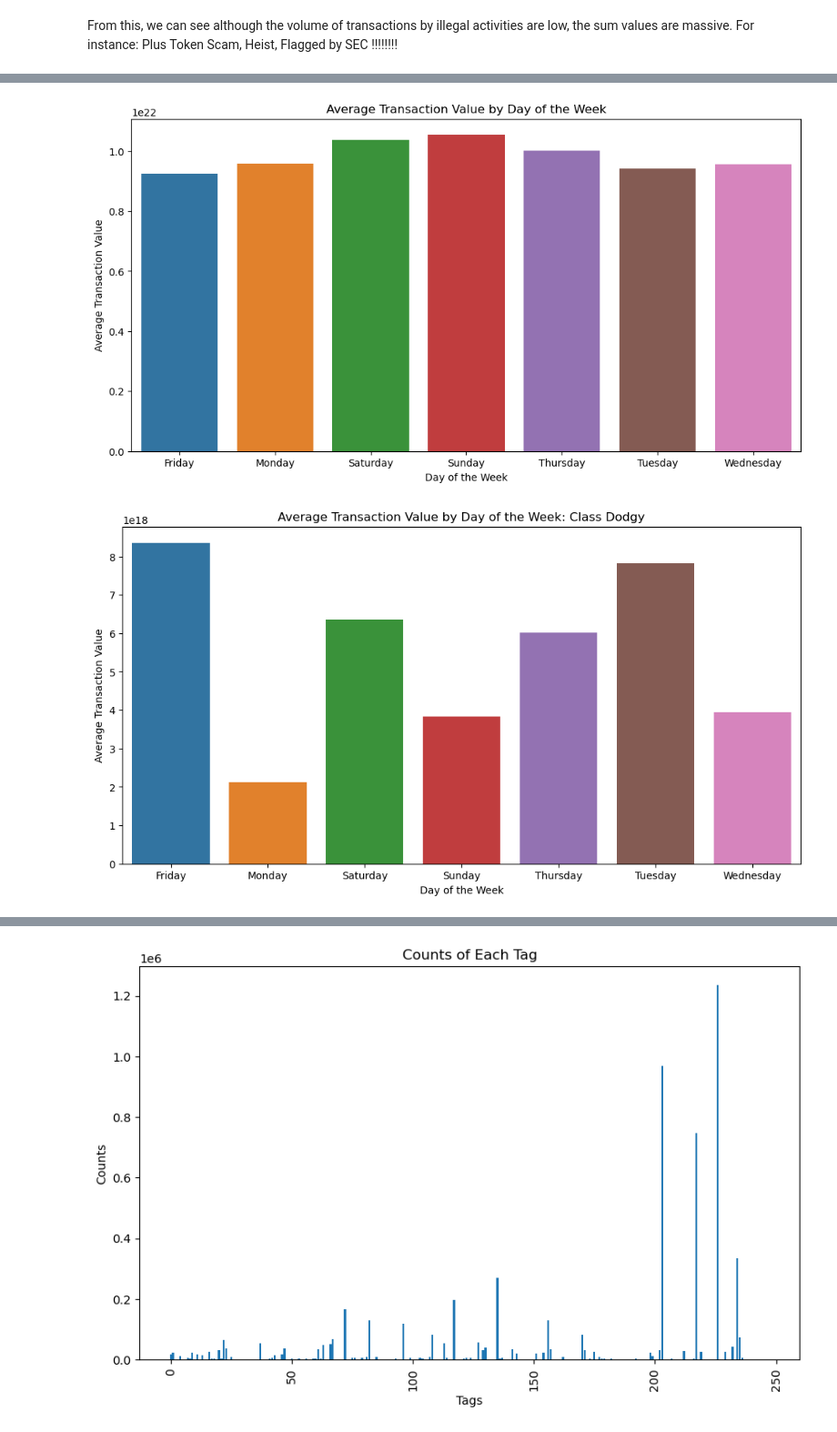
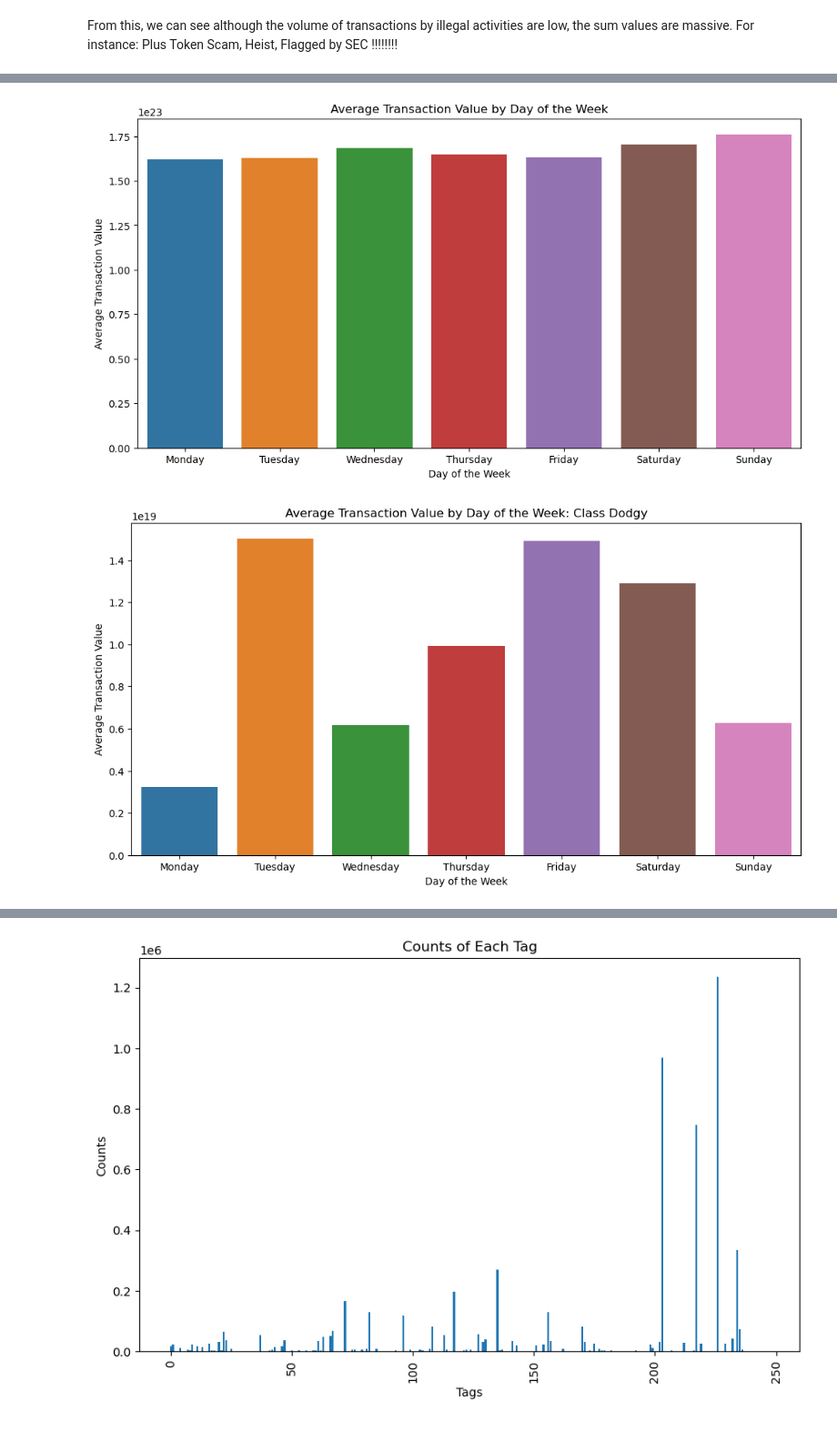
Before and after one commit to viethuy25/TMU_MRP, a Jupyter notebook: Preprocessing, Data Visualization and Class Balancing.ipynb, the cells around one changed output, grey strips where cells are left out. Shown at 91% size. Saved outputs shown, nothing was run; the diff lists cells and outputs as text; code cells hidden in the pictures.

```diff
--- a/Preprocessing, Data Visualization and Class Balancing.ipynb
+++ b/Preprocessing, Data Visualization and Class Balancing.ipynb
@@ -204,7 +195,7 @@ See the caveats in the documentation: https://pandas.pydata.org/pandas-docs/stab
   new_df.dropna(subset=['Account Type'], inplace=True)
 # %%
 new_df = pd.read_csv('./output/kaggle_10k_balance_transaction_000000000000.csv', index_col=None, header=0)
-for x in range(1, 20):
+for x in range(1, 23):
     if x < 10:
         x = '0' + str(x)
 
@@ -220,3 +211,5 @@ for x in range(1, 20):
 #     fileName = './temp/kaggle_10k_balance_transaction_0000000000' + str(x) + '.csv'
 #     df_file = pd.read_csv(fileName, index_col = None, header = 0)
 #     new_df = pd.concat([new_df, df_file], ignore_index=True)
+
+new_df.columns
@@ -318,0 +312,8 @@ Column:  eth_balance
+# %%
+# Remove the Tag class with below 10 count, as mentioned later
+counts = new_df['Tags'].value_counts()
+
+temp_df = new_df[new_df['Tags'].isin(counts[counts <= 10].index)]
+print (temp_df['Tags'])
+
+new_df = new_df[new_df['Tags'].isin(counts[counts > 10].index)] # 10 is cutof as mentioned in Preprocessing step
@@ -1200 +1355,3 @@ From this, we can see although the volume of transactions by illegal activities
+# %%
+data = new_df
 # %%
@@ -1247,37 +1404,41 @@ From this, we can see although the volume of transactions by illegal activities
 # %%
-# # Convert 'eth_balance_frame' to float
-# data['eth_balance_frame'] = data['eth_balance_frame'].astype(float)
+# Convert 'eth_balance_frame' to float
+data['eth_balance'] = data['eth_balance'].astype(float)
 
-# # Calculate the average transaction value by day of the week
-# data['day_of_week'] = data['block_timestamp_frame'].dt.day_name()
-# average_transaction_value_by_day = data.groupby('day_of_week')['eth_balance_frame'].mean()
+# Calculate the average transaction value by day of the week
+data['day_of_week'] = data['block_timestamp'].dt.day_name()
+average_transaction_value_by_day = data.groupby('day_of_week')['eth_balance'].mean()
 
-# # Plot the bar graph
-# plt.figure(figsize=(12, 6))
-# sns.barplot(x=average_transaction_value_by_day.index, y=average_transaction_value_by_day.values)
-# plt.xlabel("Day of the Week")
-# plt.ylabel("Average Transaction Value")
-# plt.title("Average Transaction Value by Day of the Week")
-# plt.show()
+# Define the order of the days
+desired_order = ['Monday', 'Tuesday', 'Wednesday', 'Thursday', 'Friday', 'Saturday', 'Sunday']
+
+
+# Plot the bar graph
+plt.figure(figsize=(12, 6))
+sns.barplot(x=average_transaction_value_by_day.index, y=average_transaction_value_by_day.values, order=desired_order)
+plt.xlabel("Day of the Week")
+plt.ylabel("Average Transaction Value")
+plt.title("Average Transaction Value by Day of the Week")
+plt.show()
 # %% [output]
-[figure, old version]
+[figure, new version]
 # %%
-# # Separate data by label
-# data_0 = data[data['encoded_label'] == 0]
-# data_1 = data[data['encoded_label'] == 1]
+# Separate data by label
+data_0 = data[data['Label'] == 'Dodgy']
+data_1 = data[data['Label'] == 'Legit']
 
-# # Count transactions per hour for each label
-# # Calculate the average transaction value by day of the week
-# average_transaction_value_by_day_0 = data_0.groupby('day_of_week')['eth_balance_frame'].mean()
-# average_transaction_value_by_day_1 = data_1.groupby('day_of_week')['eth_balance_frame'].mean()
+# Count transactions per hour for each label
+# Calculate the average transaction value by day of the week
+average_transaction_value_by_day_0 = data_0.groupby('day_of_week')['eth_balance'].mean()
+average_transaction_value_by_day_1 = data_1.groupby('day_of_week')['eth_balance'].mean()
 # %%
-# # Plot the bar graph
-# plt.figure(figsize=(12, 6))
-# sns.barplot(x=average_transaction_value_by_day_0.index, y=average_transaction_value_by_day_0.values)
-# plt.xlabel("Day of the Week")
-# plt.ylabel("Average Transaction Value")
-# plt.title("Average Transaction Value by Day of the Week: Class Dodgy")
-# plt.show()
+# Plot the bar graph
+plt.figure(figsize=(12, 6))
+sns.barplot(x=average_transaction_value_by_day_0.index, y=average_transaction_value_by_day_0.values, order=desired_order)
+plt.xlabel("Day of the Week")
+plt.ylabel("Average Transaction Value")
+plt.title("Average Transaction Value by Day of the Week: Class Dodgy")
+plt.show()
 # %% [output]
-[figure, old version]
+[figure, new version]
 # %%
```
Also changed, not shown: parts of 76 cells of this notebook, 5 other files.
